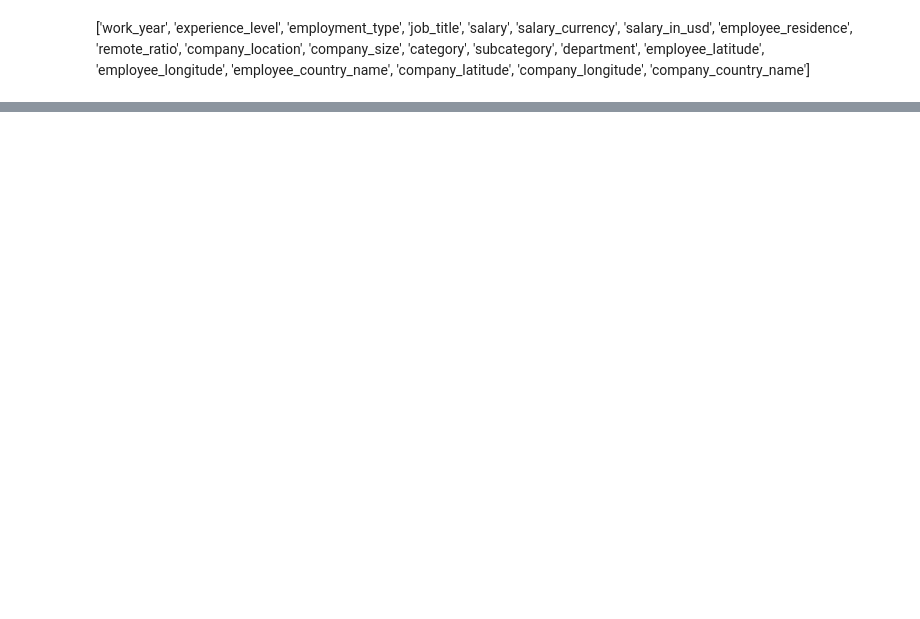
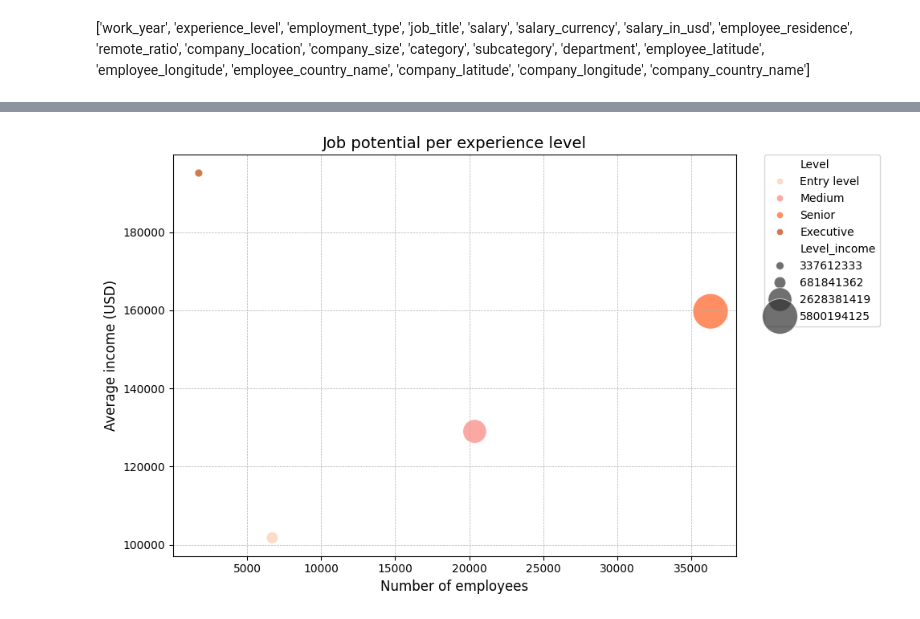
Before and after one commit to monroyminerodiego/visualization-tools-IX, a Jupyter notebook: ML/U2/ProjectU2/analysis_ariel.ipynb, the cells around one changed output, grey strips where cells are left out. Drawn from its saved outputs; the diff is of its cells as text; code cells hidden in the pictures; blank space fills up the shorter version.

```diff
--- a/ML/U2/ProjectU2/analysis_ariel.ipynb
+++ b/ML/U2/ProjectU2/analysis_ariel.ipynb
@@ -289,0 +417,28 @@ sunburst_chart.show()
+# %%
+# --- VISUALIZATION 1: External Viability (Scatter Plot) ---
+plt.figure(figsize=(10, 6))
+# Use log scale for Population to handle the wide range of values effectively
+scatter = sns.scatterplot(
+    data=employees_df,
+    x='No_employees',
+    y='Level_avg_income',
+    size='Level_income',
+    hue='Level',
+    sizes=(50, 1000), # Define min/max size for markers
+    alpha=0.7,
+    palette={'Entry level': '#FBCEB1', 'Medium': '#F88379', 'Senior': '#FF5F1F', 'Executive': '#C04000'}
+)
+
+# Add annotations (country codes)
+for i, row in employees_df.iterrows():
+    plt.annotate(row['Level'], (row['Level_income'], row['Level_avg_income']), fontsize=9)
+
+plt.title('Job potential per experience level', fontsize=14)
+plt.xlabel('Number of employees', fontsize=12)
+plt.ylabel('Average income (USD)', fontsize=12)
+plt.grid(True, which="both", ls="--", linewidth=0.5)
+plt.legend(bbox_to_anchor=(1.05, 1), loc='upper left', borderaxespad=0)
+plt.tight_layout()
+plt.show()
+# %% [output]
+[figure, added]
```
Also changed, not shown: parts of 15 cells of this notebook.
